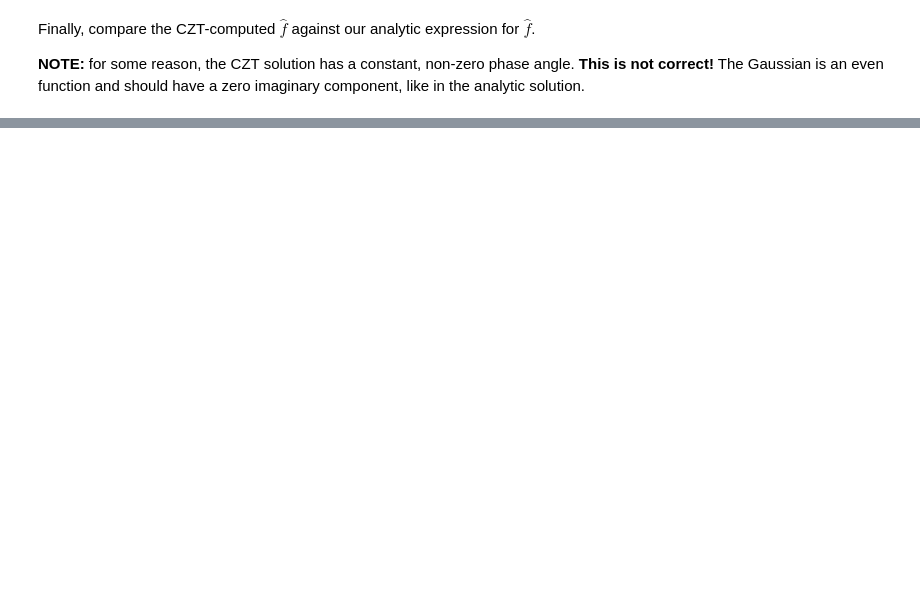
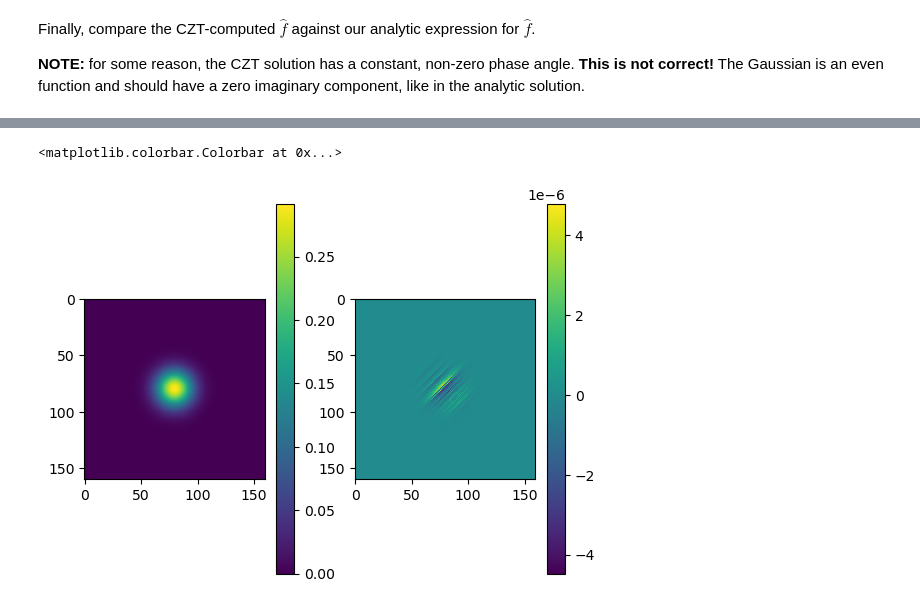
Before and after one commit to Biomedical-Imaging-Group/psf_generator, a Jupyter notebook: src/czt_debug.ipynb, the cells around one changed output, grey strips where cells are left out. Cells and saved outputs as stored; diff of their text form; code cells hidden in the pictures; blank space fills up the shorter version.

```diff
--- a/src/czt_debug.ipynb
+++ b/src/czt_debug.ipynb
@@ -143,0 +163,10 @@ tensor(0.0076)
+# %%
+plt.subplot(121)
+plt.imshow(approx.real)
+plt.colorbar()
+plt.subplot(122)
+plt.imshow(approx.imag)
+plt.colorbar()
+# %% [output]
+<matplotlib.colorbar.Colorbar at 0x...>
+[figure, added]
```
Also changed, not shown: parts of 8 cells of this notebook, 4 other files.
